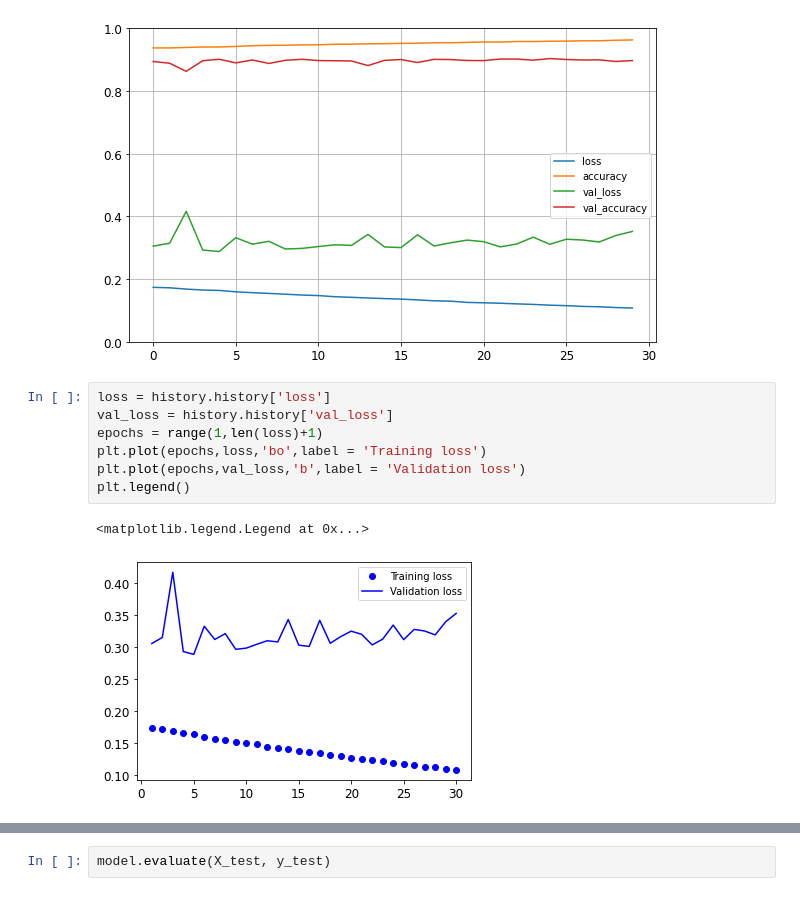
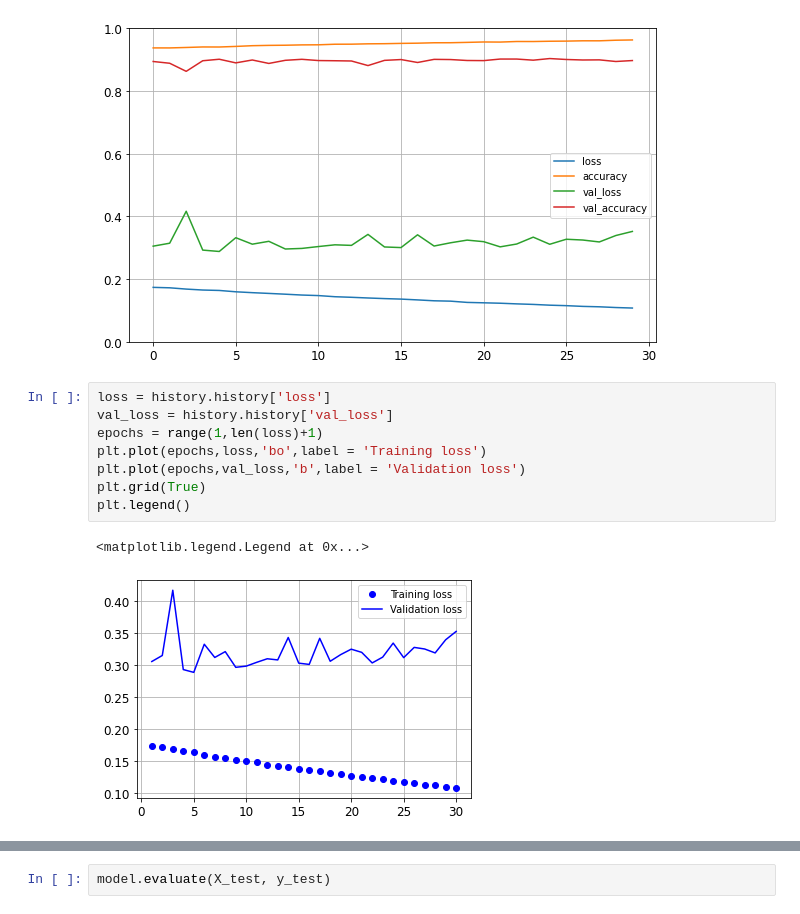
Before and after one commit to SoMuchSerenity/Deep-Learning, a Jupyter notebook: 10_neural_nets_with_keras.ipynb, the cells around one changed output, grey strips where cells are left out. Drawn from its saved outputs; the diff is of its cells as text.

```diff
--- a/10_neural_nets_with_keras.ipynb
+++ b/10_neural_nets_with_keras.ipynb
@@ -490,13 +494,14 @@ Saving figure keras_learning_curves_plot
 # %%
 loss = history.history['loss']
 val_loss = history.history['val_loss']
 epochs = range(1,len(loss)+1)
 plt.plot(epochs,loss,'bo',label = 'Training loss')
 plt.plot(epochs,val_loss,'b',label = 'Validation loss')
+plt.grid(True)
 plt.legend()
 # %% [output]
 <matplotlib.legend.Legend at 0x...>
-[figure, old version]
+[figure, new version]
 # %%
 acc = history.history['accuracy']
 val_acc = history.history['val_accuracy']
```
Also changed, not shown: parts of 2 cells of this notebook.
